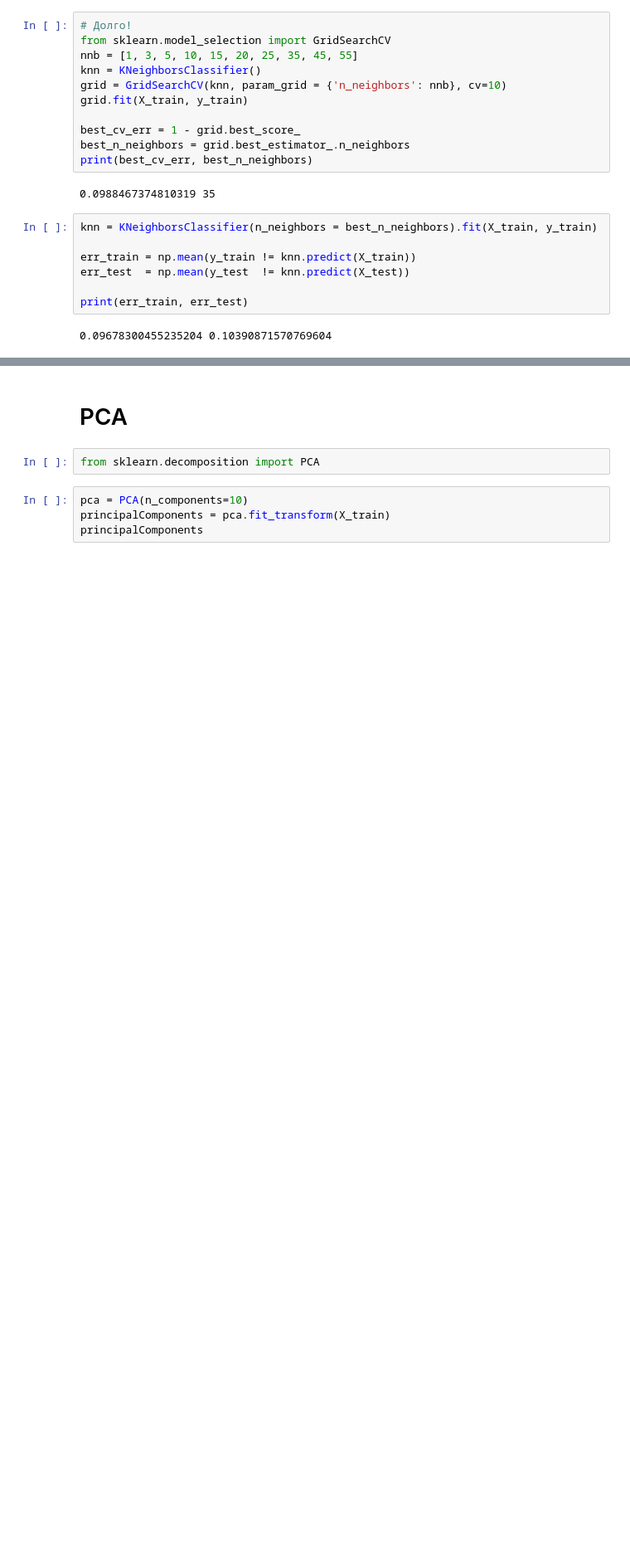
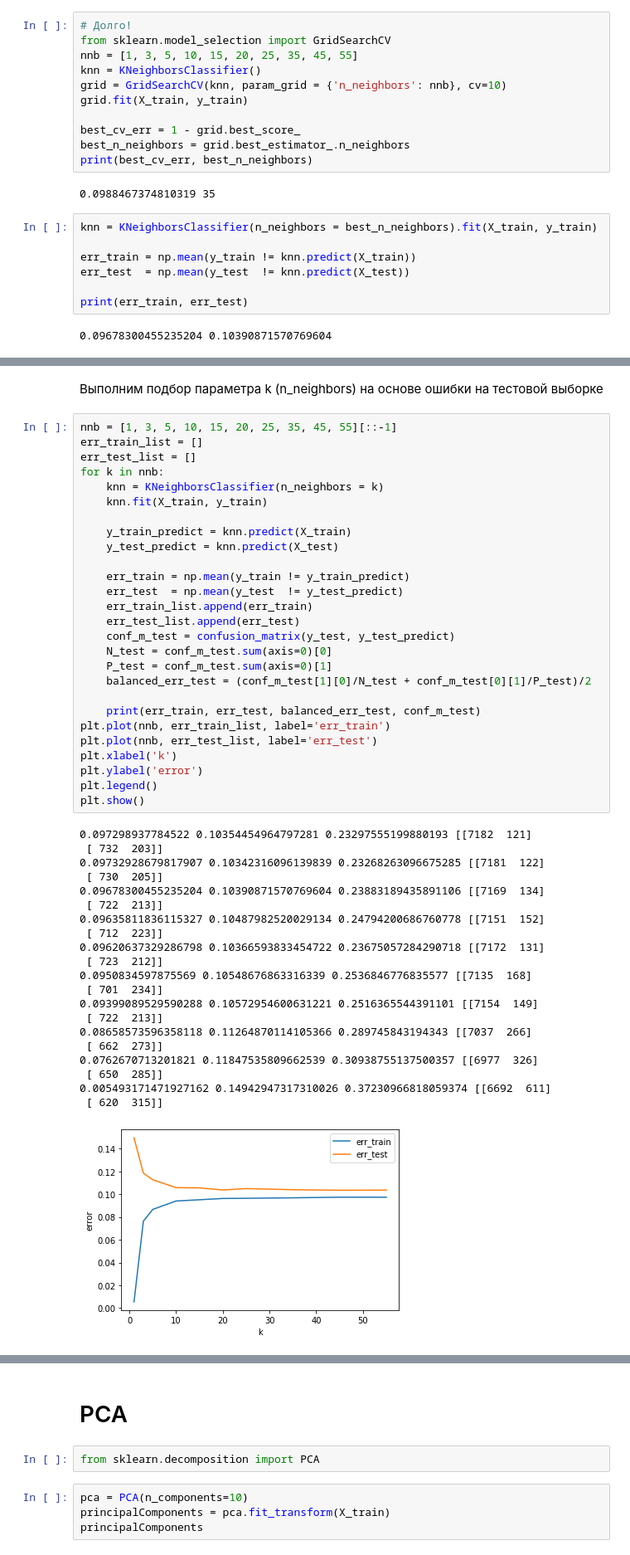
Before and after one commit to katerina394/Machine-Learning, a Jupyter notebook: Bank-marketing.ipynb, the cells around one changed output, grey strips where cells are left out. Shown at 83% size. Saved outputs shown, nothing was run; the diff lists cells and outputs as text; blank space fills up the shorter version.

```diff
--- a/Bank-marketing.ipynb
+++ b/Bank-marketing.ipynb
@@ -809,0 +738,51 @@ print(err_train, err_test)
+# %% [markdown]
+Выполним подбор параметра k (n_neighbors) на основе ошибки на тестовой выборке
+# %%
+nnb = [1, 3, 5, 10, 15, 20, 25, 35, 45, 55][::-1]
+err_train_list = []
+err_test_list = []
+for k in nnb:
+    knn = KNeighborsClassifier(n_neighbors = k)
+    knn.fit(X_train, y_train)
+
+    y_train_predict = knn.predict(X_train)
+    y_test_predict = knn.predict(X_test)
+
+    err_train = np.mean(y_train != y_train_predict)
+    err_test  = np.mean(y_test  != y_test_predict)
+    err_train_list.append(err_train)
+    err_test_list.append(err_test)
+    conf_m_test = confusion_matrix(y_test, y_test_predict)
+    N_test = conf_m_test.sum(axis=0)[0]
+    P_test = conf_m_test.sum(axis=0)[1]
+    balanced_err_test = (conf_m_test[1][0]/N_test + conf_m_test[0][1]/P_test)/2
+
+    print(err_train, err_test, balanced_err_test, conf_m_test)
+plt.plot(nnb, err_train_list, label='err_train')
+plt.plot(nnb, err_test_list, label='err_test')
+plt.xlabel('k')
+plt.ylabel('error')
+plt.legend()
+plt.show()
+# %% [output]
+0.097298937784522 0.10354454964797281 0.23297555199880193 [[7182  121]
+ [ 732  203]]
+0.09732928679817907 0.10342316096139839 0.23268263096675285 [[7181  122]
+ [ 730  205]]
+0.09678300455235204 0.10390871570769604 0.23883189435891106 [[7169  134]
+ [ 722  213]]
+0.09635811836115327 0.10487982520029134 0.24794200686760778 [[7151  152]
+ [ 712  223]]
+0.09620637329286798 0.10366593833454722 0.23675057284290718 [[7172  131]
+ [ 723  212]]
+0.0950834597875569 0.10548676863316339 0.2536846776835577 [[7135  168]
+ [ 701  234]]
+0.09399089529590288 0.10572954600631221 0.2516365544391101 [[7154  149]
+ [ 722  213]]
+0.08658573596358118 0.11264870114105366 0.289745843194343 [[7037  266]
+ [ 662  273]]
+0.0762670713201821 0.11847535809662539 0.30938755137500357 [[6977  326]
+ [ 650  285]]
+0.005493171471927162 0.14942947317310026 0.37230966818059374 [[6692  611]
+ [ 620  315]]
+[figure, added]
```
Also changed, not shown: parts of 90 cells of this notebook.
